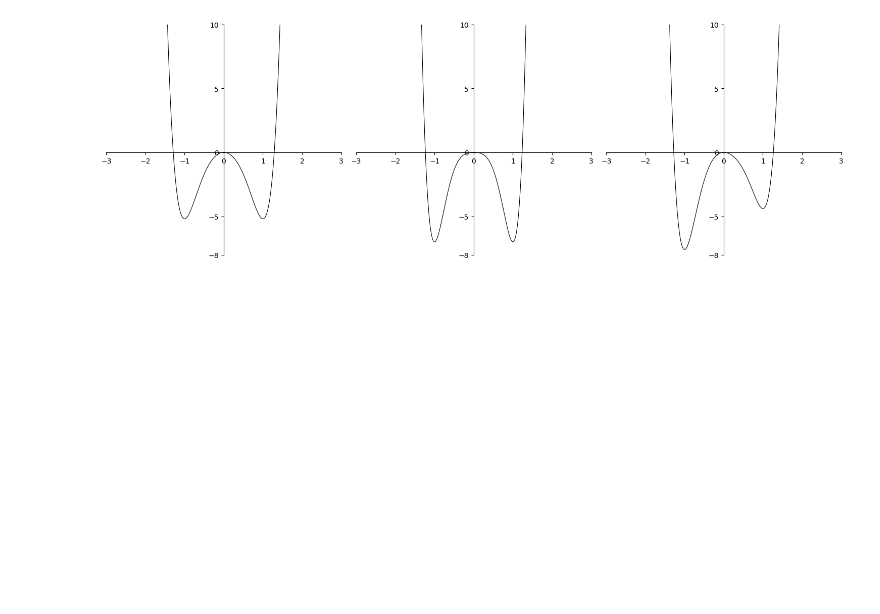
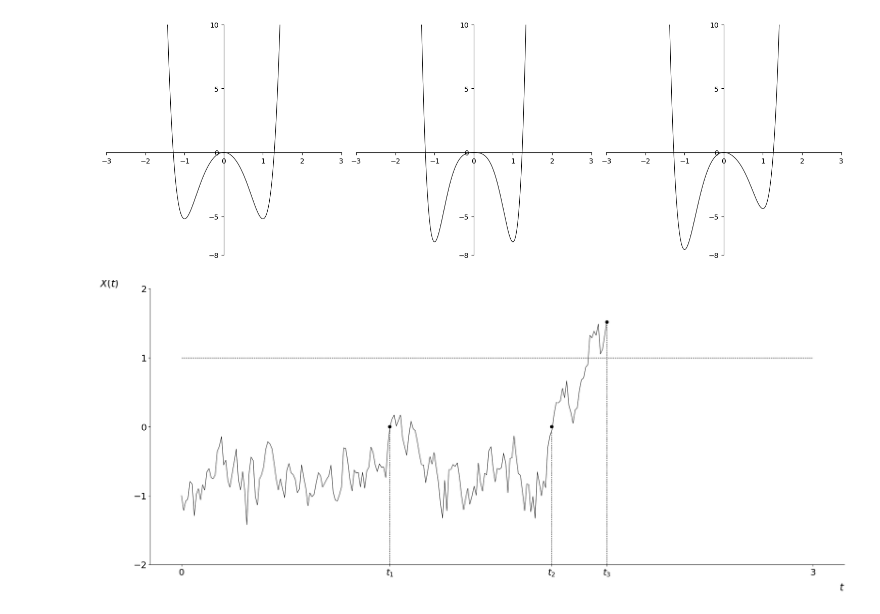
Before and after one commit to abhirao-03/stochastic-resonance, a Jupyter notebook: visualisations.ipynb, the cells around one changed output. Saved outputs shown, nothing was run; the diff lists cells and outputs as text; code cells hidden in the pictures; blank space fills up the shorter version.

```diff
--- a/visualisations.ipynb
+++ b/visualisations.ipynb
@@ -414,3 +414,30 @@ plt.tight_layout()
 plt.show()
 # %% [output]
 [figure]
+# %%
+traj5 = np.load('traj5.npy')
+new_traj = traj5[:np.argmax(traj5)]
+
+time = np.linspace(0, 100, len(traj5))
+time_non = time.copy()
+time_non = time_non[:np.argmax(traj5)]
+
+
+fig = plt.figure(figsize=(25, 10))
+ax = fig.add_subplot(1, 1, 1)
+ax.plot(time_non, new_traj, color='black', linewidth=0.8)
+plt.ylim(-2,2)
+plt.scatter([0.989, 1.758, time_non[-1]],[ 0, 0, new_traj[-1]], marker='o', color='black')
+plt.vlines([0.989], ymin=-2, ymax=0, linestyles='dashed', colors='black', linewidth=0.8)
+plt.vlines([1.758], ymin=-2, ymax=-0.07, linewidth=0.8, linestyles='dashed', colors='black')
+plt.xticks([0, 0.989, 1.758, time_non[-1], 3], labels=[0, r'$t_1$', r'$t_2$', r"$t_3$", 3], fontsize=18)
+plt.yticks([-2, -1, 0, 1, 2], fontsize=18)
+plt.vlines([time_non[-1]], ymin=-2, ymax=np.max(new_traj), linewidth=0.8, linestyles='dashed', colors='black')
+plt.hlines([1], xmin=0, xmax=3, colors='black', linewidth=0.8, linestyles='dashed')
+plt.xlabel("$t$", rotation=0, fontsize=20, labelpad=10, loc='right')
+plt.ylabel("$X(t)$", rotation=0, fontsize=20, labelpad=30, loc='top')
+plt.savefig('PJDeepWell.svg', transparent=True)
+ax.spines['right'].set_visible(False)
+ax.spines['top'].set_visible(False)
+# %% [output]
+[figure, added]
```
Also changed, not shown: parts of 2 cells of this notebook, 6 other files.
